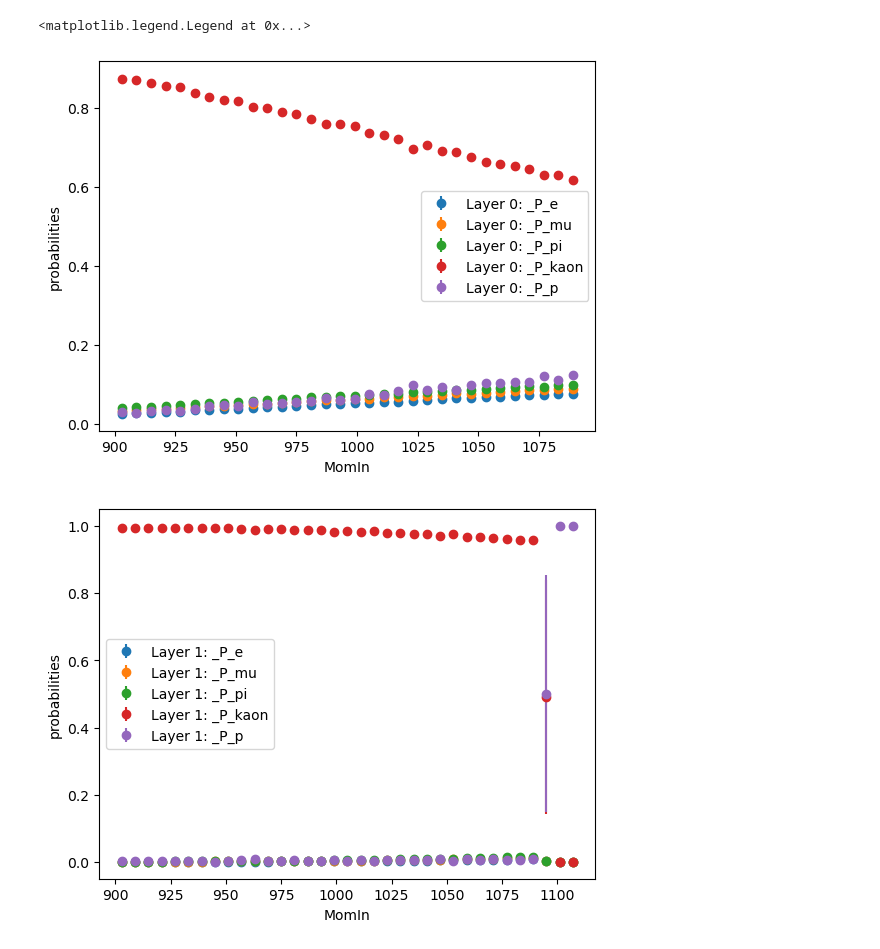
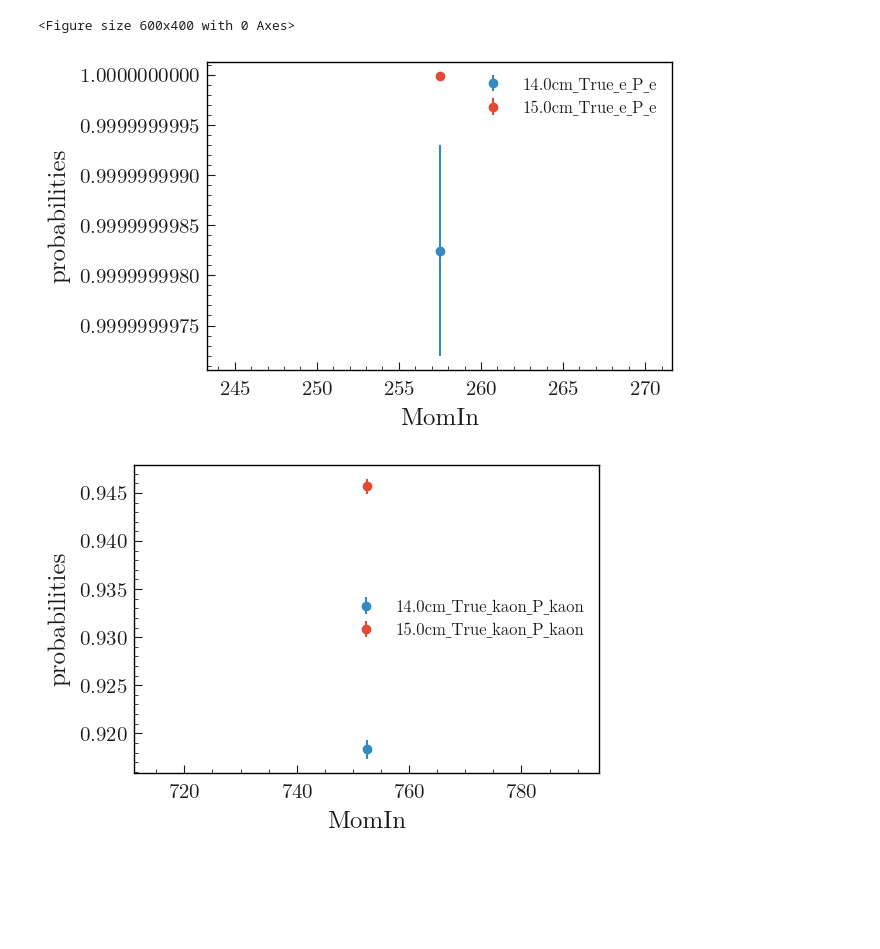
Before and after one commit to hanyubo24/G4_Inner_Timming_layer_standalone, a Jupyter notebook: Silicon/ITT_check_result.ipynb, the cells around one changed output. Drawn from its saved outputs; the diff is of its cells as text; code cells hidden in the pictures; blank space fills up the shorter version.

```diff
--- a/Silicon/ITT_check_result.ipynb
+++ b/Silicon/ITT_check_result.ipynb
@@ -81,16 +100,0 @@ Text(0.5, 0, 'MomIn [MeV/c] ')
-# %%
-plt.figure(dpi=100)
-for i in ['P_e','P_mu','P_pi','P_kaon','P_p']:
-    plt.hist(df_mu.query('layer==0 and Gtime<0.7')[i],linewidth=2,histtype='step',bins=50, range=(0.,1.0),
-             # plt.hist(df_mu.query('charge<1 and layer==0 and Gtime<0.55')[i],linewidth=2,histtype='step',bins=50, range=(0.,1.0),
-         label =i, alpha =0.5)
-plt.legend()
-plt.title('Layer 0')
-# plt.yscale('log')
-plt.figure(dpi=100)
-for i in ['P_e','P_mu','P_pi','P_kaon','P_p']:
-    plt.hist(df_mu.query('layer==1 and Gtime>0.70')[i],linewidth=2, histtype='step', bins=50, range=(0.,1.0),
-         label =i, alpha =0.5)
-plt.legend()
-plt.title('Layer 1')
-# plt.yscale('log')
@@ -101,40 +100,0 @@ Text(0.5, 1.0, 'Layer 1')
-# %%
-def plot_profile(df, x_l,y_l,binx,biny,rangex,rangey,pref,fmt='.'):
-    x=df[x_l]
-    y=df[y_l]
-    h, xedges, yedges  = np.histogram2d(y=y,x=x, bins=[binx, biny], range=[rangex, rangey])
-    xcenters = (xedges[:-1] + xedges[1:]) / 2
-    ycenters = (yedges[:-1] + yedges[1:]) / 2
-
-    # Compute mean and standard deviation for each bin
-    mean_values = np.zeros(binx)
-    std_errors = np.zeros(binx)
-
-    for i in range(binx):
-        mask = (x >= xedges[i]) & (x < xedges[i + 1])
-        values_in_bin = y[mask]
-        if len(values_in_bin) > 0:
-            mean_values[i] = np.mean(values_in_bin)
-            std_errors[i] = np.std(values_in_bin) / np.sqrt(len(values_in_bin))
-        else:
-            mean_values[i] = np.nan
-            std_errors[i] = np.nan
-
-    plt.errorbar(xcenters, mean_values, yerr=std_errors, fmt=fmt, label=f'{pref}_{y_l}')
-    plt.xlabel(x_l)
-    plt.ylabel('probabilities')
-    return xcenters, mean_values, std_errors
-
-plt.figure(dpi=100)
-for i in ['P_e','P_mu','P_pi','P_kaon','P_p']:
-    plot_profile(df_mu.query('layer==0 and Gtime<0.7'),'MomIn',i,50,100,(900,1200),(0,1),f'Layer 0: ',fmt='o')
-plt.legend()
-
-plt.figure(dpi=100)
-for i in ['P_e','P_mu','P_pi','P_kaon','P_p']:
-    plot_profile(df_mu.query('layer==1 and Gtime>0.7'),'MomIn',i,50,100,(900,1200),(0,1),f'Layer 1: ',fmt='o')
-plt.legend()
-# %% [output]
-<matplotlib.legend.Legend at 0x...>
-[figure, removed]
-[figure, removed]
@@ -140,0 +127,22 @@ plt.legend()
+# %%
+plt.figure(dpi=100)
+particles = ['e','kaon','pi','mu']
+distances = ['14.0','15.0']
+
+for p in particles:
+    plt.figure(dpi=100)
+    for d in distances:
+
+        for i in ['P_e','P_mu','P_pi','P_kaon','P_p']:
+            if f'_{p}' in i:
+                # plt.hist(files[f'd_{d}'][f'p_{p}'].query('layer==0 and Gtime<0.7')['MomIn'])
+                plot_profile(files[f'd_{d}'][f'p_{p}'].query('layer==0 and Gtime<0.7'),
+                             'MomIn',i,
+                             2,10,(10,1000),(0,1),f'{d}cm_True_{p}',fmt='o')
+    # plt.ylim(0,1.1)
+    plt.legend()
+    plt.savefig(f'{fig_path}Ture_{p}_profile.pdf',bbox_inches='tight')
+# %% [output]
+<Figure size 600x400 with 0 Axes>
+[figure, added]
+[figure, added]
```
Also changed, not shown: parts of 12 cells of this notebook, 8 other files.
